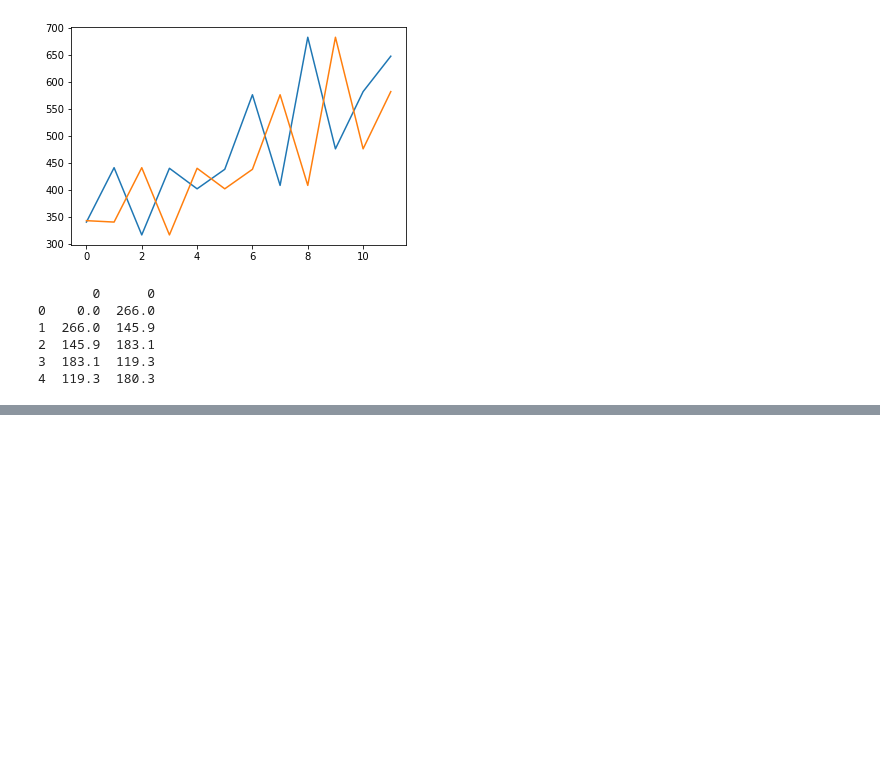
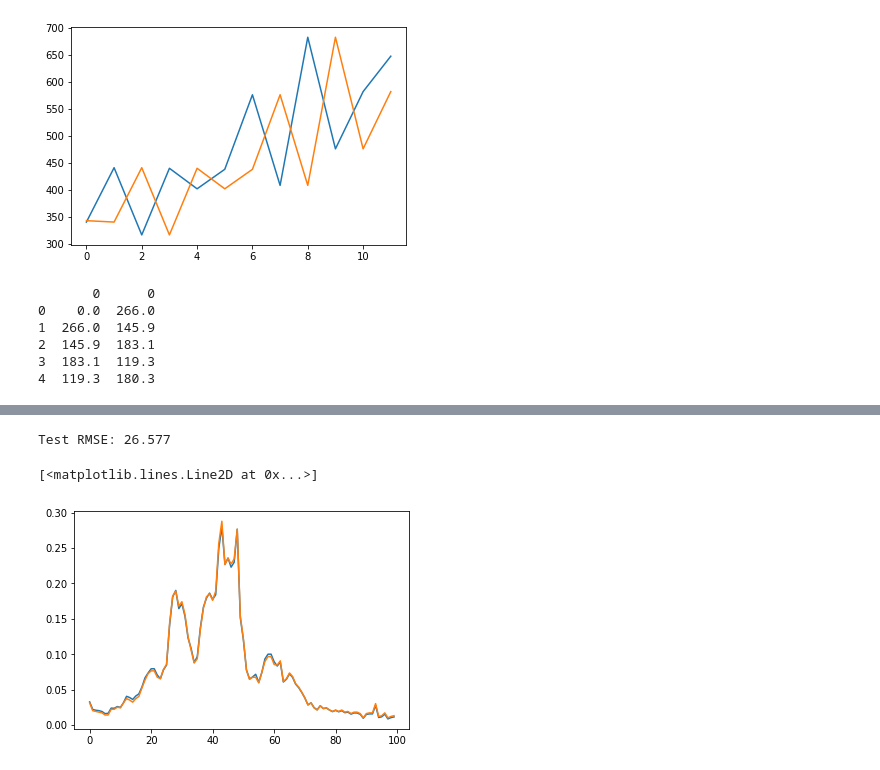
Before and after one commit to Machine-Learning-for-Finance/Machine-Learning-Algorithms, a Jupyter notebook: 04-Model Creation/Recurrent Neural Networks.ipynb, the cells around one changed output, grey strips where cells are left out. Cells and saved outputs as stored; diff of their text form; code cells hidden in the pictures; blank space fills up the shorter version.

```diff
--- a/04-Model Creation/Recurrent Neural Networks.ipynb
+++ b/04-Model Creation/Recurrent Neural Networks.ipynb
@@ -630,0 +850,25 @@ Test RMSE: 151.518
+# %%
+# make a prediction
+yhat = model.predict(test_X)
+test_X = test_X.reshape((test_X.shape[0], test_X.shape[2]))
+# invert scaling for forecast
+inv_yhat = concatenate((yhat, test_X[:, 1:]), axis=1)
+inv_yhat = scaler.inverse_transform(inv_yhat)
+inv_yhat = inv_yhat[:,0]
+# invert scaling for actual
+test_y = test_y.reshape((len(test_y), 1))
+inv_y = concatenate((test_y, test_X[:, 1:]), axis=1)
+inv_y = scaler.inverse_transform(inv_y)
+inv_y = inv_y[:,0]
+# calculate RMSE
+rmse = sqrt(mean_squared_error(inv_y, inv_yhat))
+print('Test RMSE: %.3f' % rmse)
+# %% [output]
+Test RMSE: 26.577
+# %%
+cutoff = 100
+plt.plot(yhat[1:cutoff+1])
+plt.plot(test_y[:cutoff])
+# %% [output]
+[<matplotlib.lines.Line2D at 0x...>]
+[figure, added]
```
Also changed, not shown: parts of 31 cells of this notebook, 7 other files.
